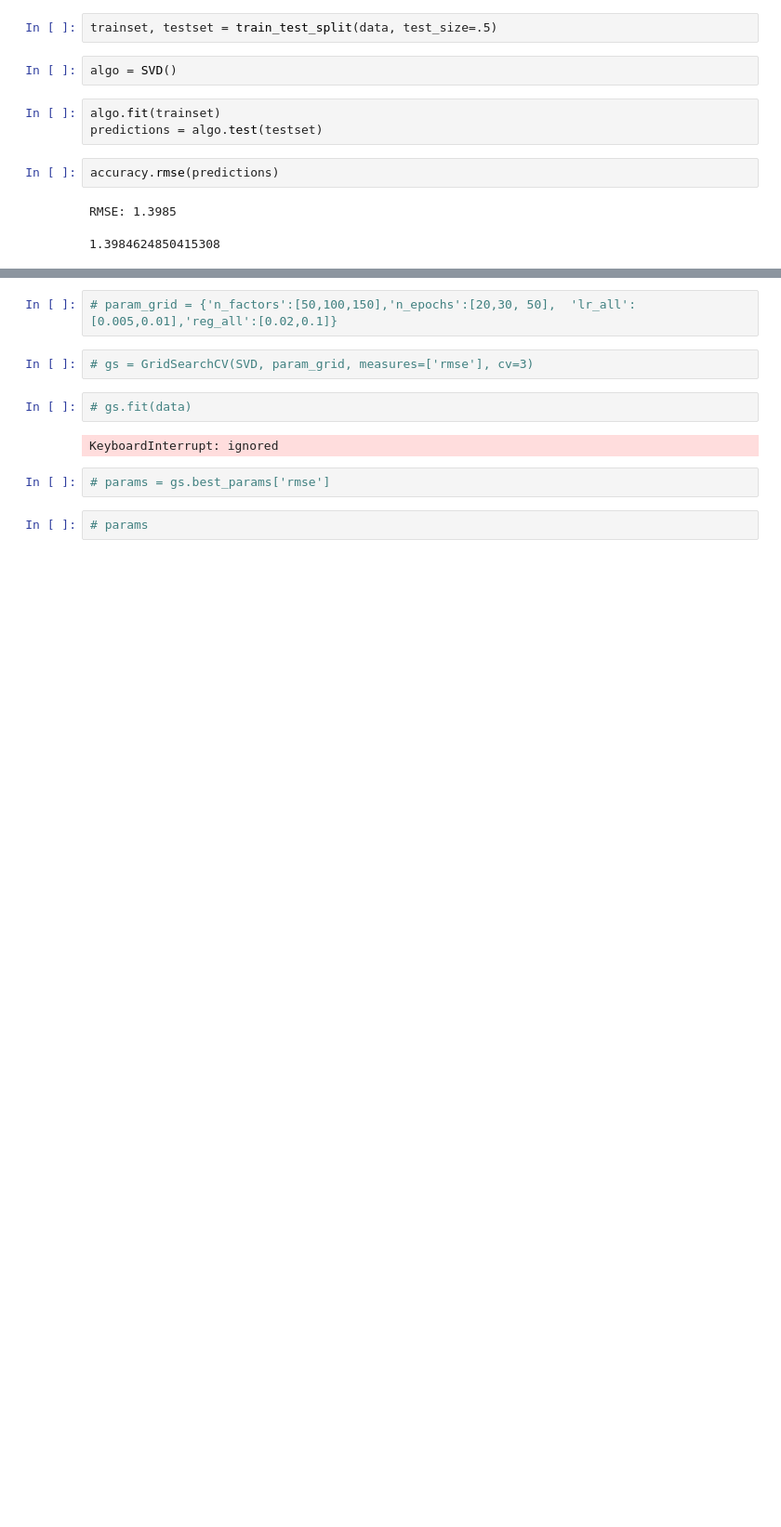
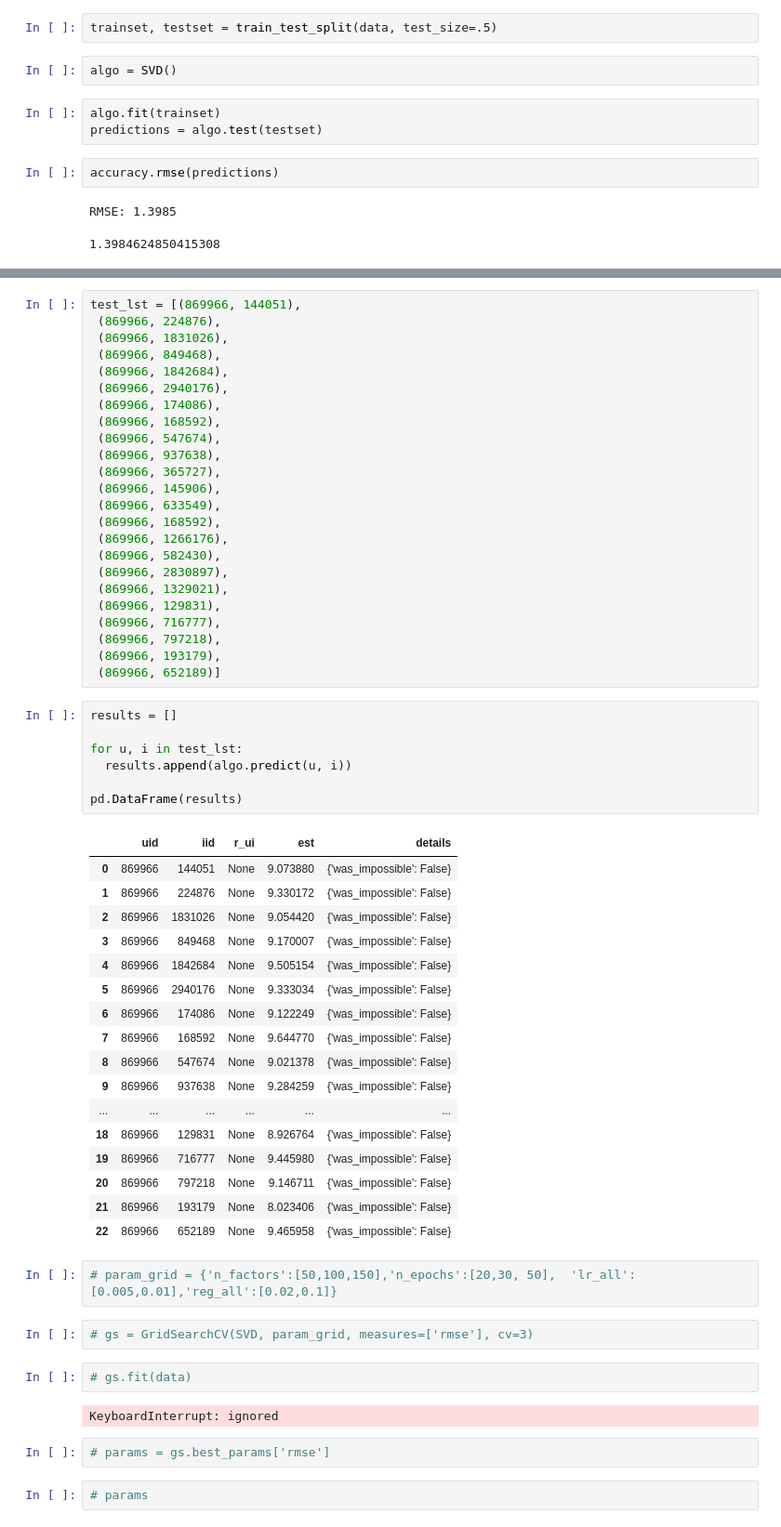
Before and after one commit to lschafrik/Recommend_the_Runway, a Jupyter notebook: c3_cos-sim_rating.ipynb, the cells around one changed output, grey strips where cells are left out. Shown at 93% size. Saved outputs shown, nothing was run; the diff lists cells and outputs as text; blank space fills up the shorter version.

```diff
--- a/c3_cos-sim_rating.ipynb
+++ b/c3_cos-sim_rating.ipynb
@@ -113,3 +129,52 @@ RMSE: 1.3985
+# %%
+test_lst = [(869966, 144051),
+ (869966, 224876),
+ (869966, 1831026),
+ (869966, 849468),
+ (869966, 1842684),
+ (869966, 2940176),
+ (869966, 174086),
+ (869966, 168592),
+ (869966, 547674),
+ (869966, 937638),
+ (869966, 365727),
+ (869966, 145906),
+ (869966, 633549),
+ (869966, 168592),
+ (869966, 1266176),
+ (869966, 582430),
+ (869966, 2830897),
+ (869966, 1329021),
+ (869966, 129831),
+ (869966, 716777),
+ (869966, 797218),
+ (869966, 193179),
+ (869966, 652189)]
+# %%
+results = []
+
+for u, i in test_lst:
+  results.append(algo.predict(u, i))
+
+pd.DataFrame(results)
+# %% [output]
+|  | uid | iid | r_ui | est | details |
+| 0 | 869966 | 144051 | None | 9.073880 | {'was_impossible': False} |
+| 1 | 869966 | 224876 | None | 9.330172 | {'was_impossible': False} |
+| 2 | 869966 | 1831026 | None | 9.054420 | {'was_impossible': False} |
+| 3 | 869966 | 849468 | None | 9.170007 | {'was_impossible': False} |
+| 4 | 869966 | 1842684 | None | 9.505154 | {'was_impossible': False} |
+| 5 | 869966 | 2940176 | None | 9.333034 | {'was_impossible': False} |
+| 6 | 869966 | 174086 | None | 9.122249 | {'was_impossible': False} |
+| 7 | 869966 | 168592 | None | 9.644770 | {'was_impossible': False} |
+| 8 | 869966 | 547674 | None | 9.021378 | {'was_impossible': False} |
+| 9 | 869966 | 937638 | None | 9.284259 | {'was_impossible': False} |
+| ... | ... | ... | ... | ... | ... |
+| 18 | 869966 | 129831 | None | 8.926764 | {'was_impossible': False} |
+| 19 | 869966 | 716777 | None | 9.445980 | {'was_impossible': False} |
+| 20 | 869966 | 797218 | None | 9.146711 | {'was_impossible': False} |
+| 21 | 869966 | 193179 | None | 8.023406 | {'was_impossible': False} |
+| 22 | 869966 | 652189 | None | 9.465958 | {'was_impossible': False} |
 # %%
 # param_grid = {'n_factors':[50,100,150],'n_epochs':[20,30, 50],  'lr_all':[0.005,0.01],'reg_all':[0.02,0.1]}
 # %%
```
Also changed, not shown: parts of 16 cells of this notebook, 2 other files.
